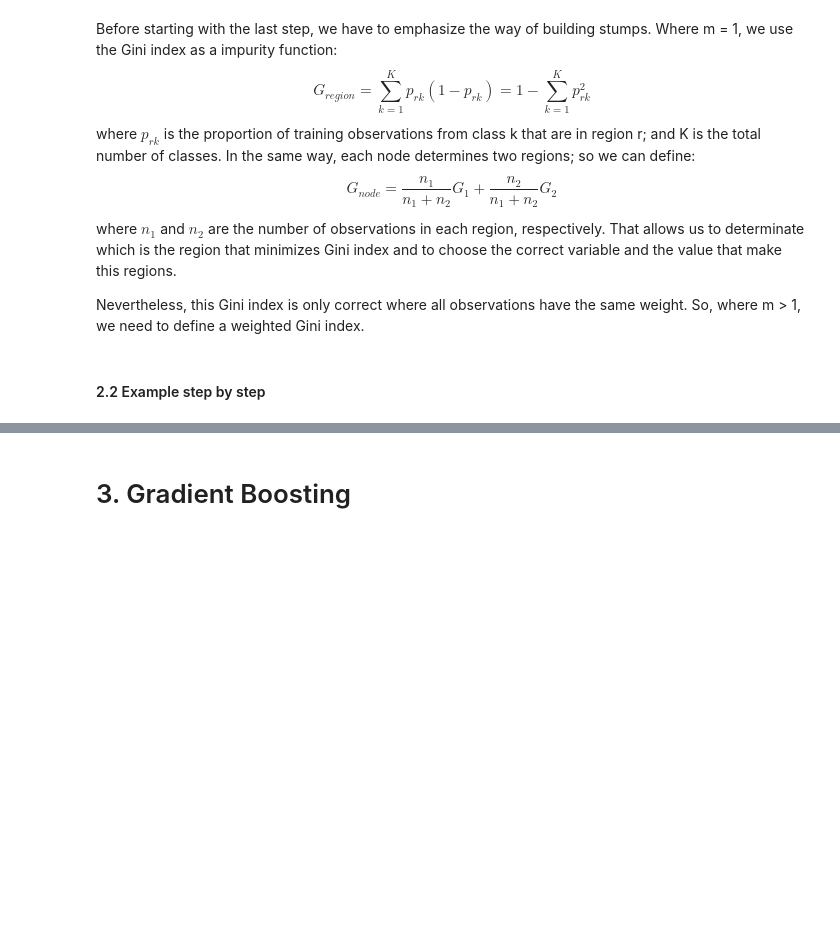
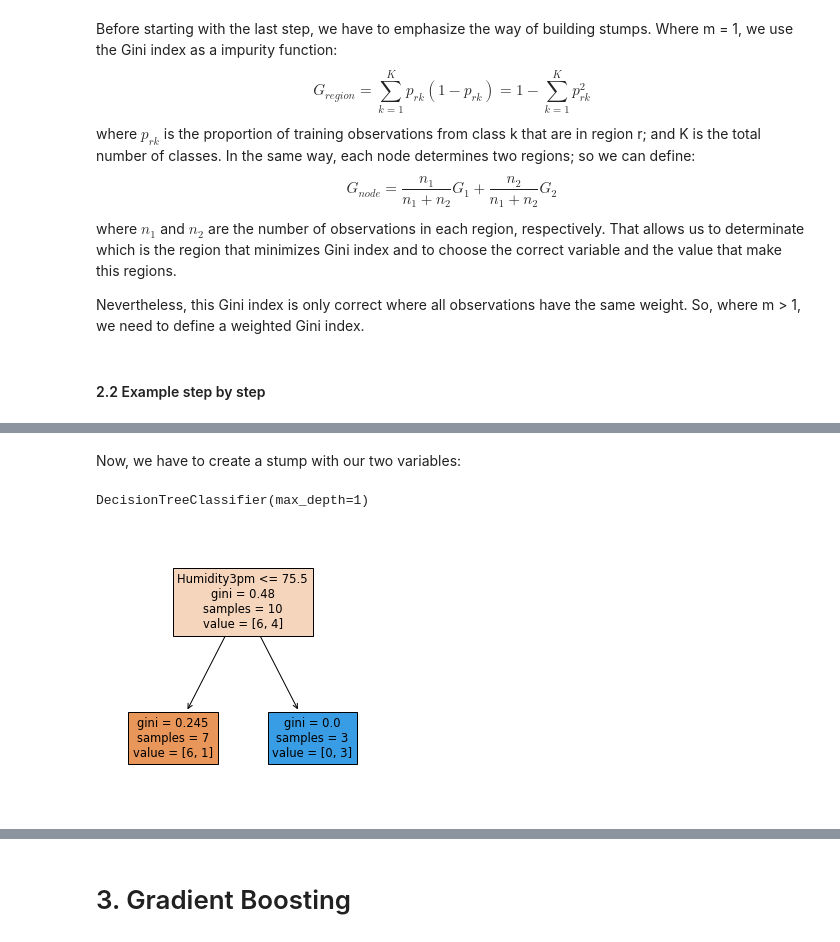
Before and after one commit to GinesMeca/TFG, a Jupyter notebook: notebooks/5. Boosting algorithms (Theory).ipynb, the cells around one changed output, grey strips where cells are left out. Drawn from its saved outputs; the diff is of its cells as text; code cells hidden in the pictures; blank space fills up the shorter version.

```diff
--- a/notebooks/5. Boosting algorithms (Theory).ipynb
+++ b/notebooks/5. Boosting algorithms (Theory).ipynb
@@ -128,0 +138,5 @@ train
+# %%
+#We add the weights to our dataframe:
+weights = [1/10 for n in range(0, 10)]
+train['Weight'] = weights
+train
@@ -128,0 +155,14 @@ train
+# %% [markdown]
+Now, we have to create a stump with our two variables:
+# %%
+#We create a decision tree with max_depth = 1:
+model_tree = DecisionTreeClassifier(max_depth = 1)
+
+model_tree.fit(train[model_columns], train.RainTomorrow)
+# %% [output]
+DecisionTreeClassifier(max_depth=1)
+# %%
+plt.figure(figsize = (5, 5))
+plot_tree(model_tree, feature_names = model_columns, filled = True);
+# %% [output]
+[figure, added]
```
Also changed, not shown: parts of 12 cells of this notebook.
